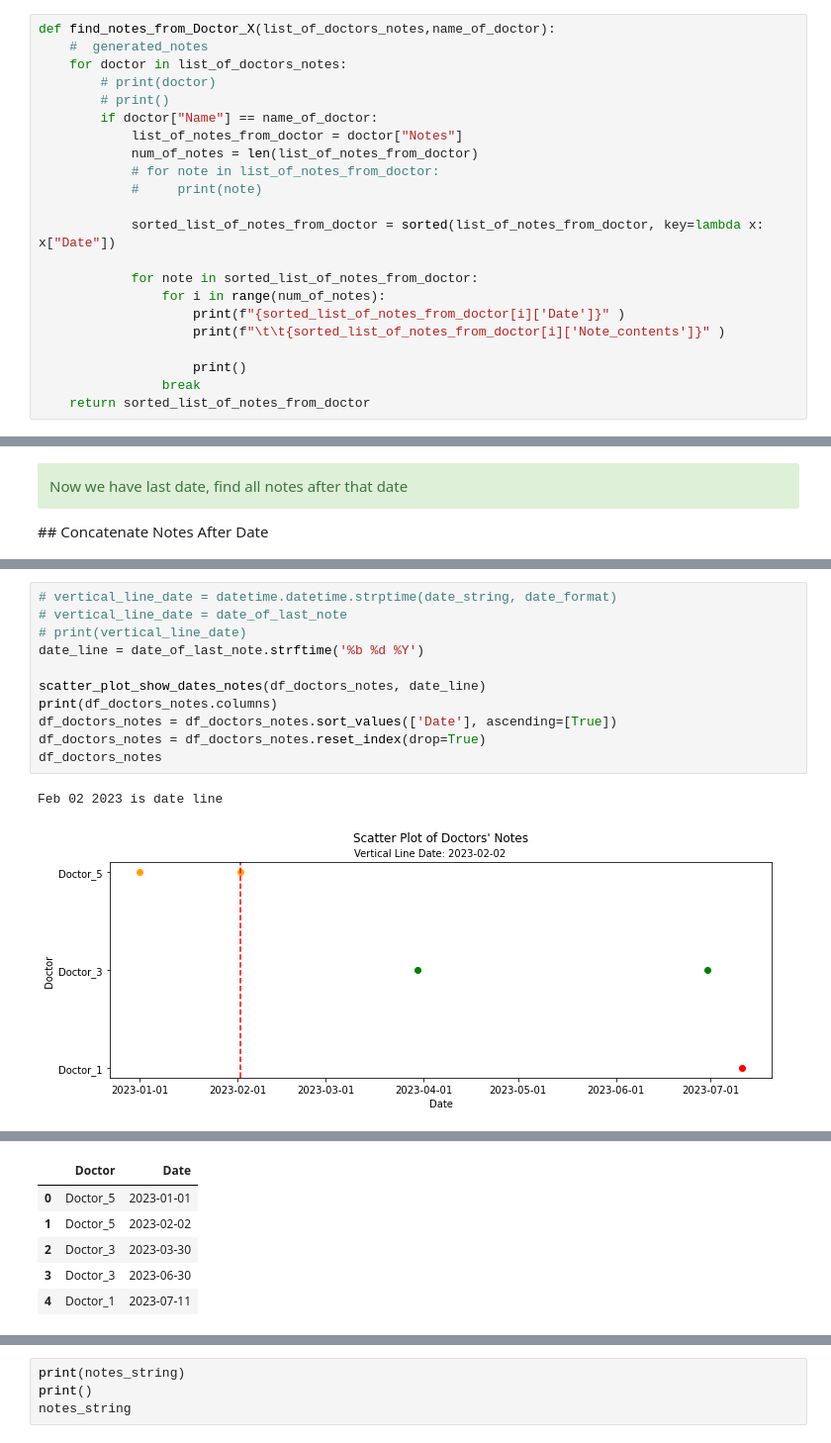
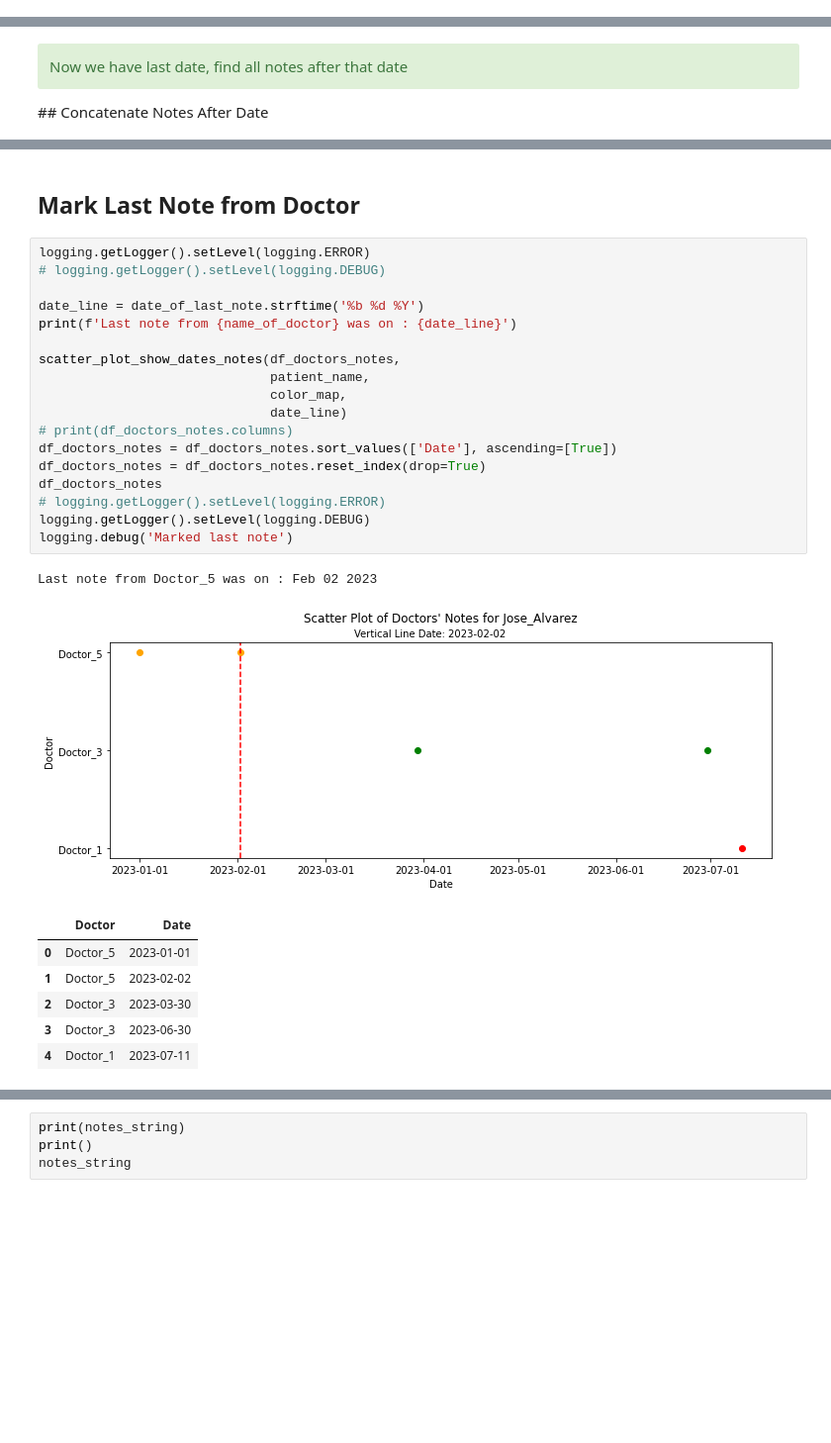
Before and after one commit to mvigoda/Coding, a Jupyter notebook: What_has_happened_since_last_time_v_3.ipynb, the cells around one changed output, grey strips where cells are left out. Shown at 99% size. Drawn from its saved outputs; the diff is of its cells as text; blank space fills up the shorter version.

```diff
--- a/What_has_happened_since_last_time_v_3.ipynb
+++ b/What_has_happened_since_last_time_v_3.ipynb
@@ -540,24 +244,2 @@ Index(['Doctor', 'Date'], dtype='object')
-# %%
-def find_notes_from_Doctor_X(list_of_doctors_notes,name_of_doctor):
-    #  generated_notes
-    for doctor in list_of_doctors_notes:
-        # print(doctor)
-        # print()
-        if doctor["Name"] == name_of_doctor:
-            list_of_notes_from_doctor = doctor["Notes"]
-            num_of_notes = len(list_of_notes_from_doctor)
-            # for note in list_of_notes_from_doctor:
-            #     print(note)
-
-            sorted_list_of_notes_from_doctor = sorted(list_of_notes_from_doctor, key=lambda x: x["Date"])
-
-            for note in sorted_list_of_notes_from_doctor:
-                for i in range(num_of_notes):
-                    print(f"{sorted_list_of_notes_from_doctor[i]['Date']}" )
-                    print(f"\t\t{sorted_list_of_notes_from_doctor[i]['Note_contents']}" )
-
-                    print()
-                break
-    return sorted_list_of_notes_from_doctor
 # %%
 
@@ -626,14 +309,29 @@ date_of_last_note.strftime('%b %d %Y')
+# %% [markdown]
+## Mark Last Note from Doctor
 # %%
-# vertical_line_date = datetime.datetime.strptime(date_string, date_format)
-# vertical_line_date = date_of_last_note
-# print(vertical_line_date)
+logging.getLogger().setLevel(logging.ERROR)
+# logging.getLogger().setLevel(logging.DEBUG)
+
 date_line = date_of_last_note.strftime('%b %d %Y')
+print(f'Last note from {name_of_doctor} was on : {date_line}')
 
-scatter_plot_show_dates_notes(df_doctors_notes, date_line)
-print(df_doctors_notes.columns)
+scatter_plot_show_dates_notes(df_doctors_notes,
+                              patient_name,
+                              color_map,
+                              date_line)
+# print(df_doctors_notes.columns)
 df_doctors_notes = df_doctors_notes.sort_values(['Date'], ascending=[True])
 df_doctors_notes = df_doctors_notes.reset_index(drop=True)
 df_doctors_notes
+# logging.getLogger().setLevel(logging.ERROR)
+logging.getLogger().setLevel(logging.DEBUG)
+logging.debug('Marked last note')
 # %% [output]
-Feb 02 2023 is date line
+Last note from Doctor_5 was on : Feb 02 2023
-[figure, old version]
+[figure, new version]
+|  | Doctor | Date |
+| 0 | Doctor_5 | 2023-01-01 |
+| 1 | Doctor_5 | 2023-02-02 |
+| 2 | Doctor_3 | 2023-03-30 |
+| 3 | Doctor_3 | 2023-06-30 |
+| 4 | Doctor_1 | 2023-07-11 |
@@ -641,6 +338,0 @@ Index(['Doctor', 'Date'], dtype='object')
-|  | Doctor | Date |
-| 0 | Doctor_5 | 2023-01-01 |
-| 1 | Doctor_5 | 2023-02-02 |
-| 2 | Doctor_3 | 2023-03-30 |
-| 3 | Doctor_3 | 2023-06-30 |
-| 4 | Doctor_1 | 2023-07-11 |
```
Also changed, not shown: parts of 64 cells of this notebook.
